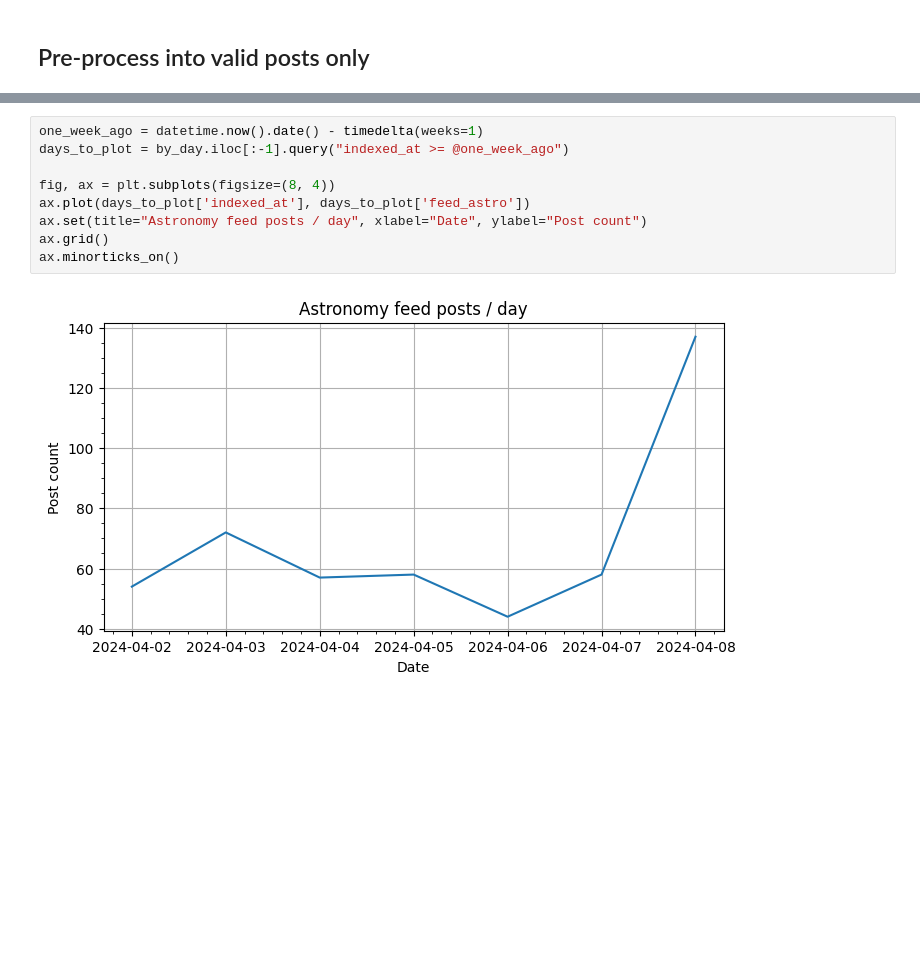
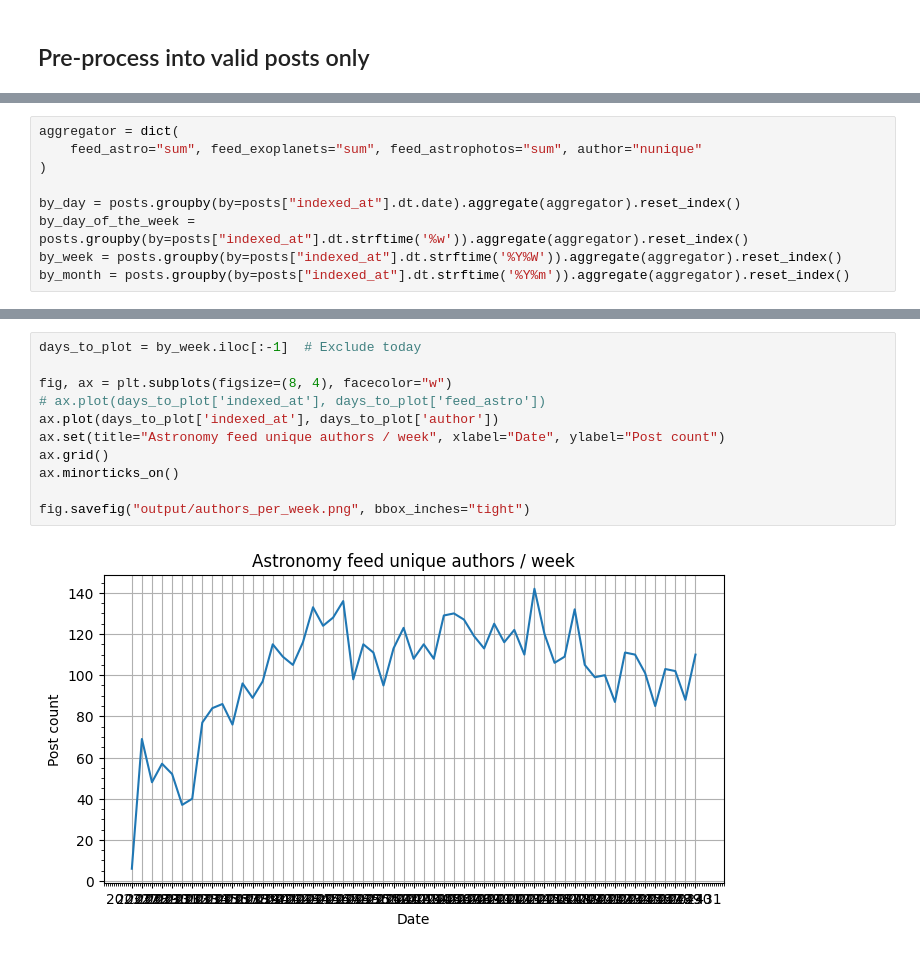
Before and after one commit to bluesky-astronomy/scripts, a Jupyter notebook: plots/feed_activity.ipynb, the cells around one changed output, grey strips where cells are left out. Cells and saved outputs as stored; diff of their text form; blank space fills up the shorter version.

Commit message:
Slightly more plots

```diff
--- a/plots/feed_activity.ipynb
+++ b/plots/feed_activity.ipynb
@@ -49,3 +45,12 @@ by_day = posts.groupby(by=posts["indexed_at"].dt.date).aggregate(
+# %%
+aggregator = dict(
+    feed_astro="sum", feed_exoplanets="sum", feed_astrophotos="sum", author="nunique"
+)
+
+by_day = posts.groupby(by=posts["indexed_at"].dt.date).aggregate(aggregator).reset_index()
+by_day_of_the_week = posts.groupby(by=posts["indexed_at"].dt.strftime('%w')).aggregate(aggregator).reset_index()
+by_week = posts.groupby(by=posts["indexed_at"].dt.strftime('%Y%W')).aggregate(aggregator).reset_index()
+by_month = posts.groupby(by=posts["indexed_at"].dt.strftime('%Y%m')).aggregate(aggregator).reset_index()
 # %%
 days_to_plot = by_day.iloc[:-1]  # Exclude today
 
@@ -74,11 +103,13 @@ fig.savefig("output/authors_per_day.png", bbox_inches="tight")
 # %%
-one_week_ago = datetime.now().date() - timedelta(weeks=1)
-days_to_plot = by_day.iloc[:-1].query("indexed_at >= @one_week_ago")
+days_to_plot = by_week.iloc[:-1]  # Exclude today
 
-fig, ax = plt.subplots(figsize=(8, 4))
-ax.plot(days_to_plot['indexed_at'], days_to_plot['feed_astro'])
-ax.set(title="Astronomy feed posts / day", xlabel="Date", ylabel="Post count")
+fig, ax = plt.subplots(figsize=(8, 4), facecolor="w")
+# ax.plot(days_to_plot['indexed_at'], days_to_plot['feed_astro'])
+ax.plot(days_to_plot['indexed_at'], days_to_plot['author'])
+ax.set(title="Astronomy feed unique authors / week", xlabel="Date", ylabel="Post count")
 ax.grid()
 ax.minorticks_on()
+
+fig.savefig("output/authors_per_week.png", bbox_inches="tight")
 # %% [output]
-[figure, old version]
+[figure, new version]
```
Also changed, not shown: parts of 10 cells of this notebook.
